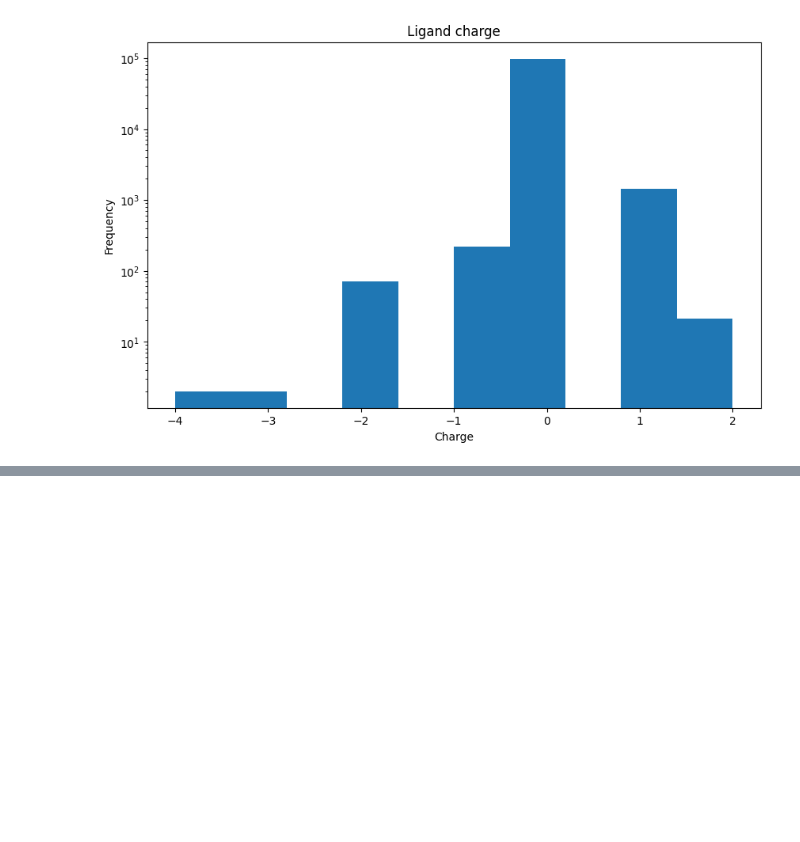
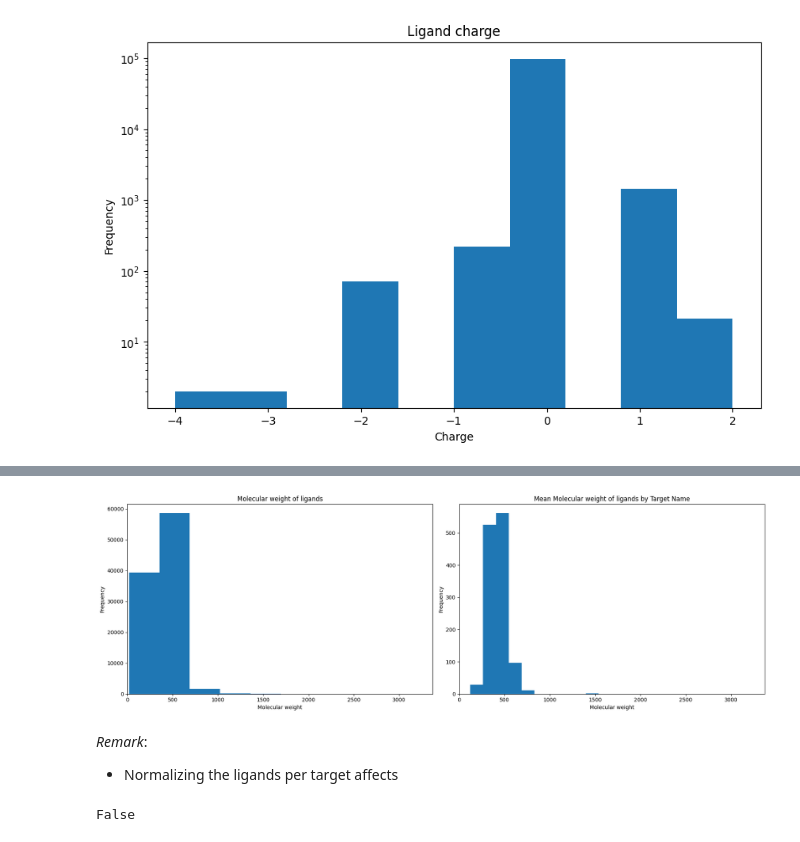
Before and after one commit to epfl-ada/ada-2024-project-laambada, a Jupyter notebook: ligands_chemical_characterisation.ipynb, the cells around one changed output, grey strips where cells are left out. Drawn from its saved outputs; the diff is of its cells as text; code cells hidden in the pictures; blank space fills up the shorter version.

```diff
--- a/ligands_chemical_characterisation.ipynb
+++ b/ligands_chemical_characterisation.ipynb
@@ -235,0 +296,37 @@ plt.show()
+# %%
+import matplotlib.pyplot as plt
+
+# Calculer les limites de l'axe x
+max_x1 = df_subset['Ligand MW'].max()
+max_x2 = df_subset.groupby(['Target Name']).mean()['Ligand MW'].max()
+max_x = max(max_x1, max_x2)
+
+# Créer une figure avec deux sous-graphiques
+fig, axes = plt.subplots(nrows=1, ncols=2, figsize=(18, 6))
+
+# Premier graphique : histogramme du poids moléculaire des ligands
+df_subset['Ligand MW'].plot(kind='hist', ax=axes[0])
+axes[0].set_xlabel('Molecular weight')
+axes[0].set_ylabel('Frequency')
+axes[0].set_title('Molecular weight of ligands')
+axes[0].set_xlim(0, max_x)
+
+# Deuxième graphique : histogramme de la moyenne du poids moléculaire des ligands par nom de cible
+df_subset.groupby(['Target Name']).mean()['Ligand MW'].plot(kind='hist', ax=axes[1])
+axes[1].set_xlabel('Molecular weight')
+axes[1].set_ylabel('Frequency')
+axes[1].set_title('Mean Molecular weight of ligands by Target Name')
+axes[1].set_xlim(0, max_x)
+
+# Ajuster la disposition des sous-graphiques
+plt.tight_layout()
+plt.show()
+# %% [output]
+[figure, added]
+# %% [markdown]
+*Remark*:
+* Normalizing the ligands per target affects
+# %%
+df_subset["BindingDB Reactant_set_id"].is_unique
+# %% [output]
+False
```
Also changed, not shown: parts of 8 cells of this notebook.
